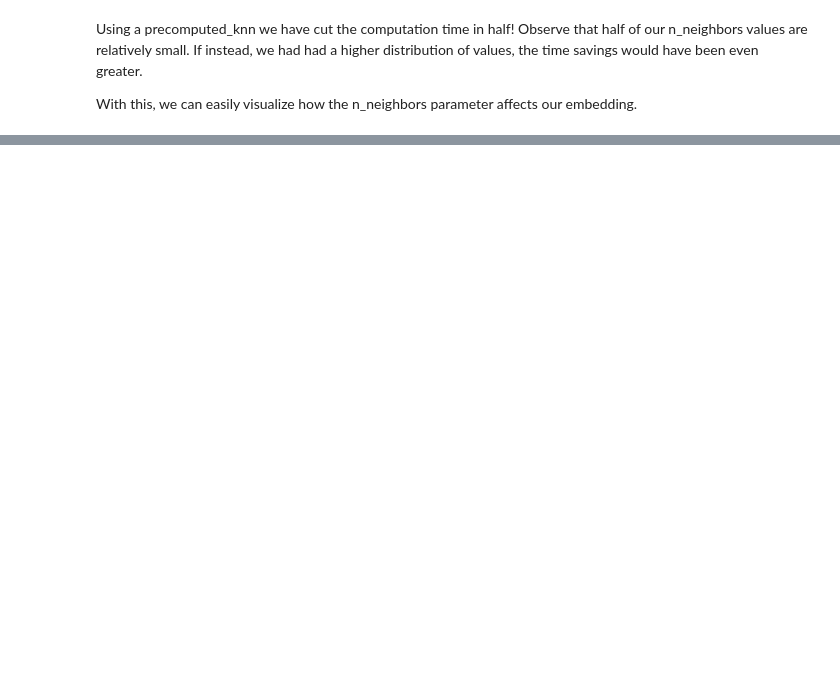
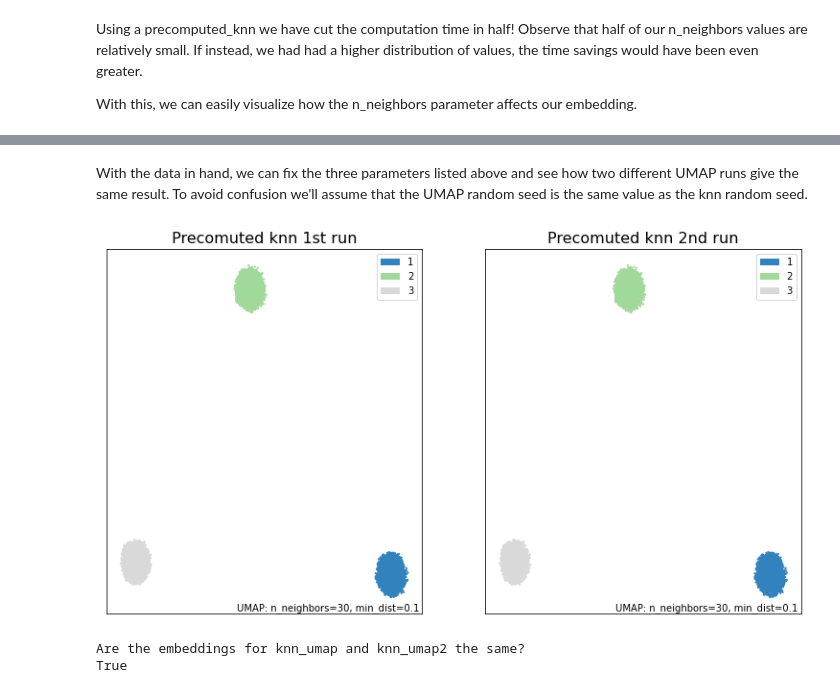
Before and after one commit to lmcinnes/umap, a Jupyter notebook: notebooks/precomputed_knn use cases.ipynb, the cells around one changed output, grey strips where cells are left out. Cells and saved outputs as stored; diff of their text form; code cells hidden in the pictures; blank space fills up the shorter version.

```diff
--- a/notebooks/precomputed_knn use cases.ipynb
+++ b/notebooks/precomputed_knn use cases.ipynb
@@ -300,0 +105,35 @@ Another sitution where precomputed_knn could be beneficial is if you wish to use
+# %%
+y = np.random.rand(1700, 60)
+X = np.concatenate((y+20, y, y-20))
+synthetic_labels = np.repeat([1, 2, 3], repeats=1700)
+# %% [markdown]
+With the data in hand, we can fix the three parameters listed above and see how two different UMAP runs give the same result. To avoid confusion we'll assume that the UMAP random seed is the same value as the knn random seed.
+# %%
+import umap.plot
+random_seed = 10
+
+knn = nearest_neighbors(
+                        X,
+                        n_neighbors=50,
+                        metric='euclidean',
+                        metric_kwds=None,
+                        angular=False,
+                        random_state=random_seed,
+                        )
+
+knn_umap = umap.UMAP(n_neighbors=30, precomputed_knn=knn, random_state=random_seed).fit(X)
+knn_umap2 = umap.UMAP(n_neighbors=30, precomputed_knn=knn, random_state=random_seed).fit(X)
+
+fig, ax = plt.subplots(1, 2, figsize=(13,7))
+umap.plot.points(knn_umap, labels=synthetic_labels, ax=ax[0], theme='green')
+umap.plot.points(knn_umap2, labels=synthetic_labels, ax=ax[1], theme='green')
+ax[0].set_title("Precomuted knn 1st run", size=16)
+ax[1].set_title("Precomuted knn 2nd run", size=16)
+plt.show()
+
+print("\033[1m"+"Are the embeddings for knn_umap and knn_umap2 the same?\033[0m")
+print((knn_umap.embedding_ == knn_umap2.embedding_).all())
+# %% [output]
+[figure, added]
+Are the embeddings for knn_umap and knn_umap2 the same?
+True
```
Also changed, not shown: parts of 27 cells of this notebook, 1 other file.
